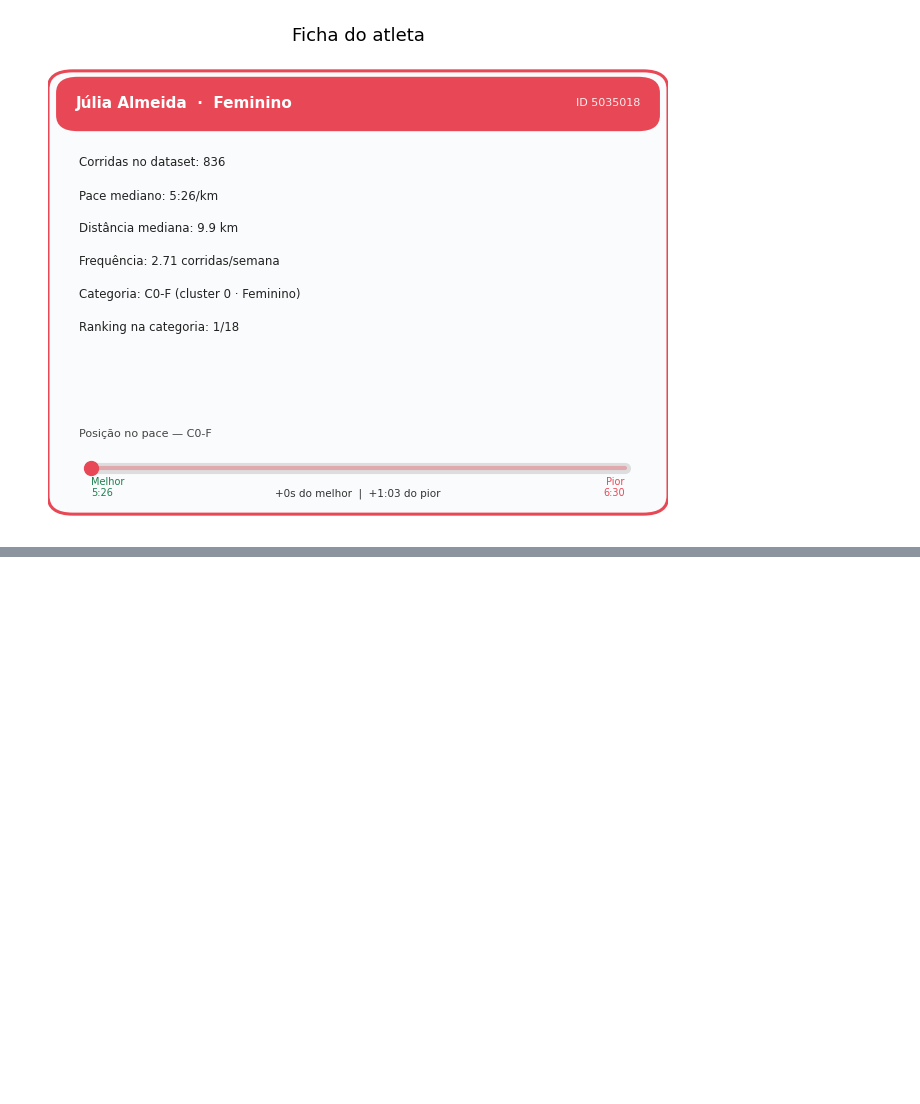
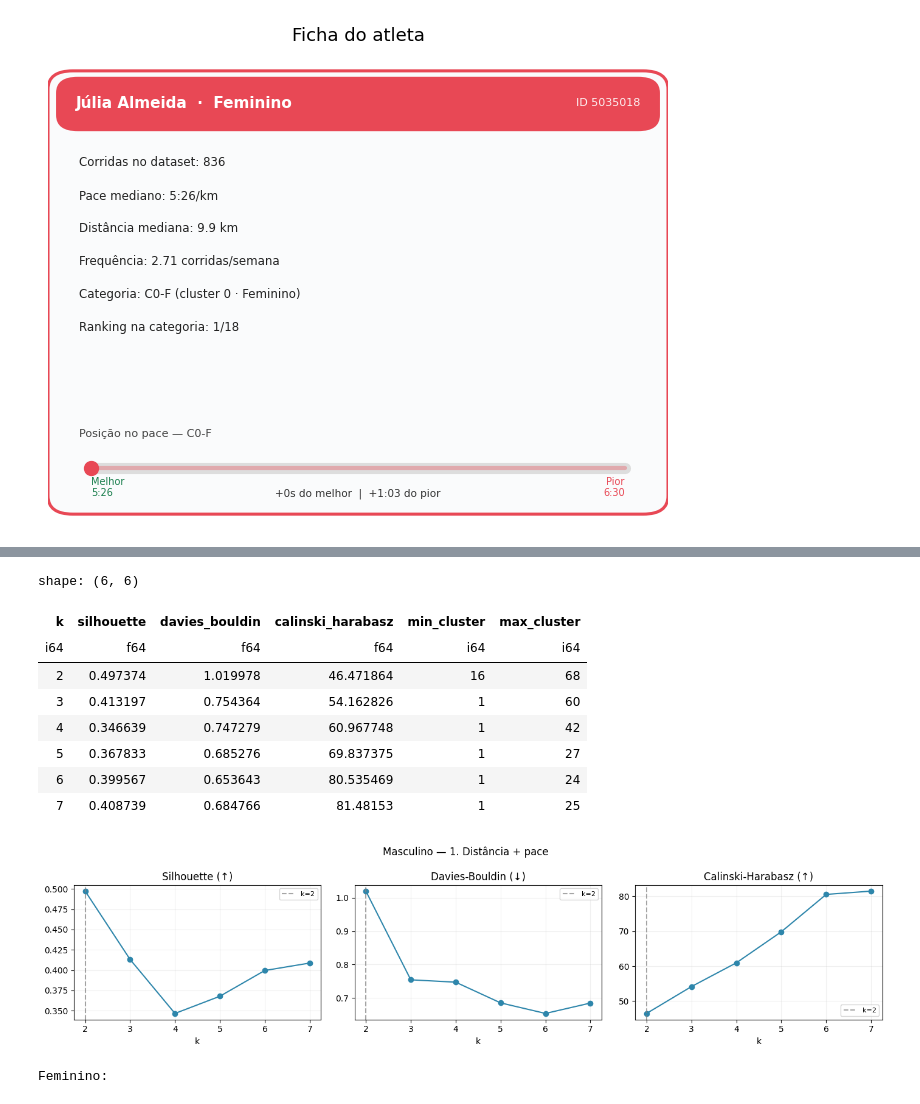
Before and after one commit to majutestoni/tcc-back, a Jupyter notebook: notebooks/categorizacao_corredores.ipynb, the cells around one changed output, grey strips where cells are left out. Saved outputs shown, nothing was run; the diff lists cells and outputs as text; code cells hidden in the pictures; blank space fills up the shorter version.

Commit message:
validacoes de cluster

```diff
--- a/notebooks/categorizacao_corredores.ipynb
+++ b/notebooks/categorizacao_corredores.ipynb
@@ -476,0 +508,69 @@ Atleta: Júlia Almeida (ID 5035018)
+# %%
+from dataset.categorizar.perfil_atletas import montar_perfil_atletas
+from dataset.categorizar.validacao_cluster import (
+    avaliar_k,
+    silhouette_por_amostra,
+    validar_resultado_kmeans,
+)
+from dataset.constants import (
+    COL_NIVEL_DISTANCIA,
+    COL_NIVEL_PACE,
+    COL_NIVEL_VOLUME,
+    COL_PERFIL_ATLETA,
+)
+
+resultado = validar_resultado_kmeans(
+    resultado,
+    df=df,
+    features=cfg["features"],
+)
+
+print("=" * 60)
+print("VALIDAÇÃO INTERNA")
+print("=" * 60)
+for grupo, m in resultado.detalhes["validacao_interna"].items():
+    print(
+        f"\n{grupo} ({m['n_atletas']} atletas, k={m['k']}):\n"
+        f"  Silhouette:        {m['silhouette']:.4f}\n"
+        f"  Davies-Bouldin:    {m.get('davies_bouldin', '—')}\n"
+        f"  Calinski-Harabasz: {m.get('calinski_harabasz', '—')}\n"
+        f"  Tamanho clusters:  min={m['min_cluster']} | max={m['max_cluster']}"
+    )
+
+print("\n" + "=" * 60)
+print("ESTABILIDADE (ARI entre execuções consecutivas)")
+print("=" * 60)
+for grupo, m in resultado.detalhes["validacao_estabilidade"].items():
+    print(f"  {grupo}: ARI = {m['ari_medio']:.4f} ± {m['ari_std']:.4f} ({int(m['n_runs'])} runs)")
+
+print("\n" + "=" * 60)
+print("GRID DE k — métricas internas por gênero")
+print("=" * 60)
+perfil_base = montar_perfil_atletas(df)
+ks = range(2, 8)
+grids = {}
+for genero in ["M", "F"]:
+    rotulo = "Masculino" if genero == "M" else "Feminino"
+    subset = perfil_base.filter(pl.col(COL_GENDER).str.to_uppercase() == genero)
+    grid = avaliar_k(subset, cfg["features"], ks=ks)
+    grids[genero] = grid
+    print(f"\n{rotulo}:")
+    display(grid)
+
+    fig, axes = plt.subplots(1, 3, figsize=(14, 3.5))
+    cor = "#2E86AB" if genero == "M" else "#E84855"
+    for ax, col, titulo in zip(
+        axes,
+        ["silhouette", "davies_bouldin", "calinski_harabasz"],
+        ["Silhouette (↑)", "Davies-Bouldin (↓)", "Calinski-Harabasz (↑)"],
+    ):
+        ax.plot(grid["k"], grid[col], marker="o", color=cor)
+        ax.axvline(K_POR_GENERO, ls="--", color="gray", alpha=0.7, label=f"k={K_POR_GENERO}")
+        ax.set_title(titulo)
+        ax.set_xlabel("k")
+        ax.grid(alpha=0.2)
+        ax.legend(fontsize=8)
+    fig.suptitle(f"{rotulo} — {cfg['titulo']}", fontsize=12)
+    plt.tight_layout()
+    plt.show()
+# %% [output]
@@ -476,0 +594,11 @@ Atleta: Júlia Almeida (ID 5035018)
+shape: (6, 6)
+| k | silhouette | davies_bouldin | calinski_harabasz | min_cluster | max_cluster |
+| i64 | f64 | f64 | f64 | i64 | i64 |
+| 2 | 0.497374 | 1.019978 | 46.471864 | 16 | 68 |
+| 3 | 0.413197 | 0.754364 | 54.162826 | 1 | 60 |
+| 4 | 0.346639 | 0.747279 | 60.967748 | 1 | 42 |
+| 5 | 0.367833 | 0.685276 | 69.837375 | 1 | 27 |
+| 6 | 0.399567 | 0.653643 | 80.535469 | 1 | 24 |
+| 7 | 0.408739 | 0.684766 | 81.48153 | 1 | 25 |
+[figure, added]
+Feminino:
```
Also changed, not shown: parts of 14 cells of this notebook, 4 other files.
